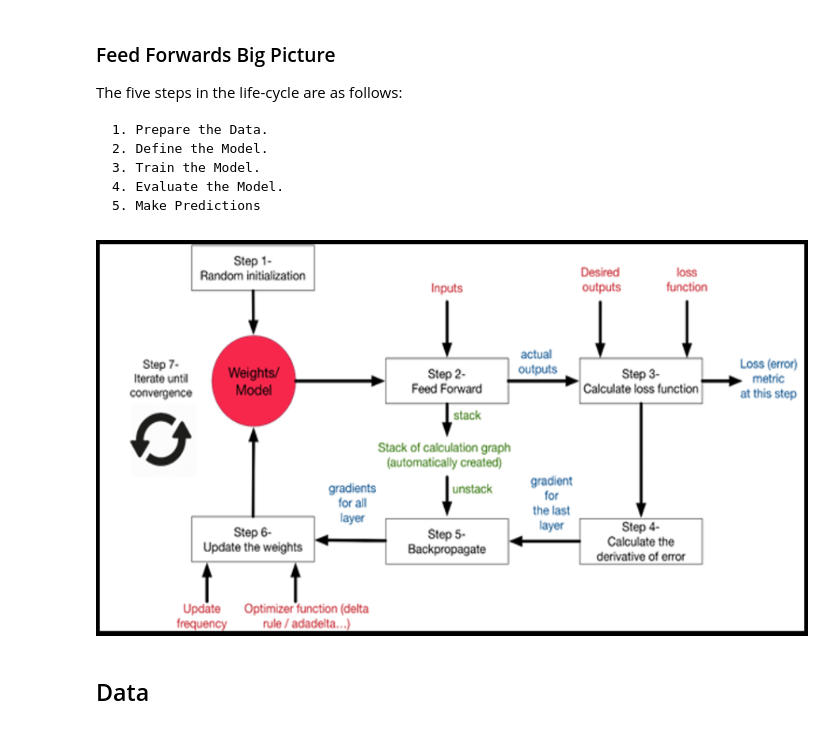
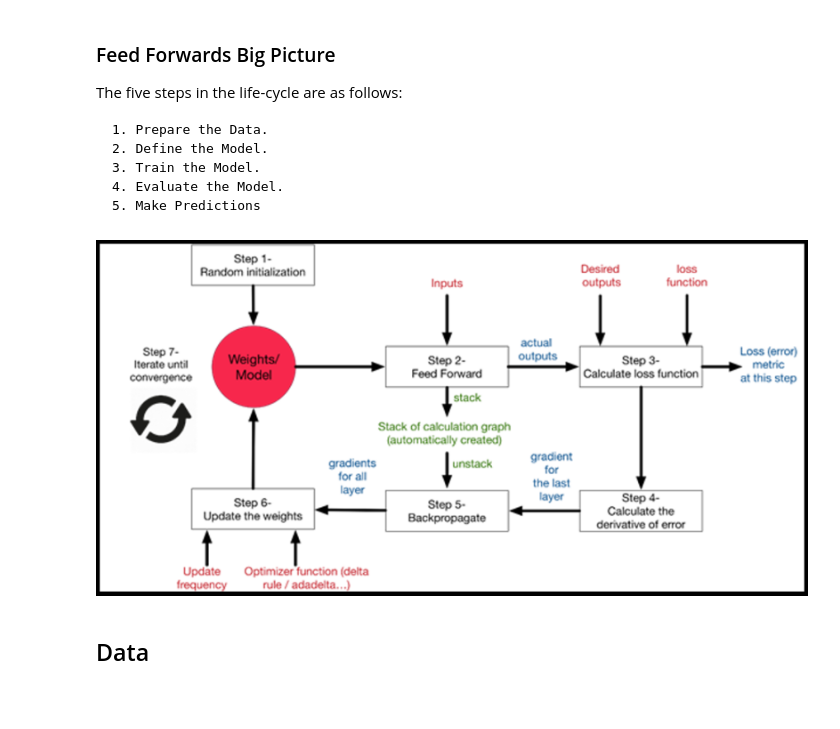
Before and after one commit to lcipolina/Ray_tutorials, a Jupyter notebook: 2_Ray_Tune_FeedFWD_Pytorch.ipynb, the cells around one changed output. Cells and saved outputs as stored; diff of their text form; code cells hidden in the pictures; blank space fills up the shorter version.

```diff
--- a/2_Ray_Tune_FeedFWD_Pytorch.ipynb
+++ b/2_Ray_Tune_FeedFWD_Pytorch.ipynb
@@ -32,10 +32,10 @@ The five steps in the life-cycle are as follows:
 # %%
 !curl -sS https://i.imgur.com/03jtoSi.png > kp.jpg
 img= cv2.imread("kp.jpg")
-img= cv2.resize(img, (900,500), interpolation = cv2.INTER_AREA)
+img= cv2.resize(img, (800,400), interpolation = cv2.INTER_AREA)
 cv2_imshow(img)
 # %% [output]
-[figure, old version]
+[figure, new version]
 # %% [markdown]
 ## Data
 # %%
```
Also changed, not shown: parts of 18 cells of this notebook.
